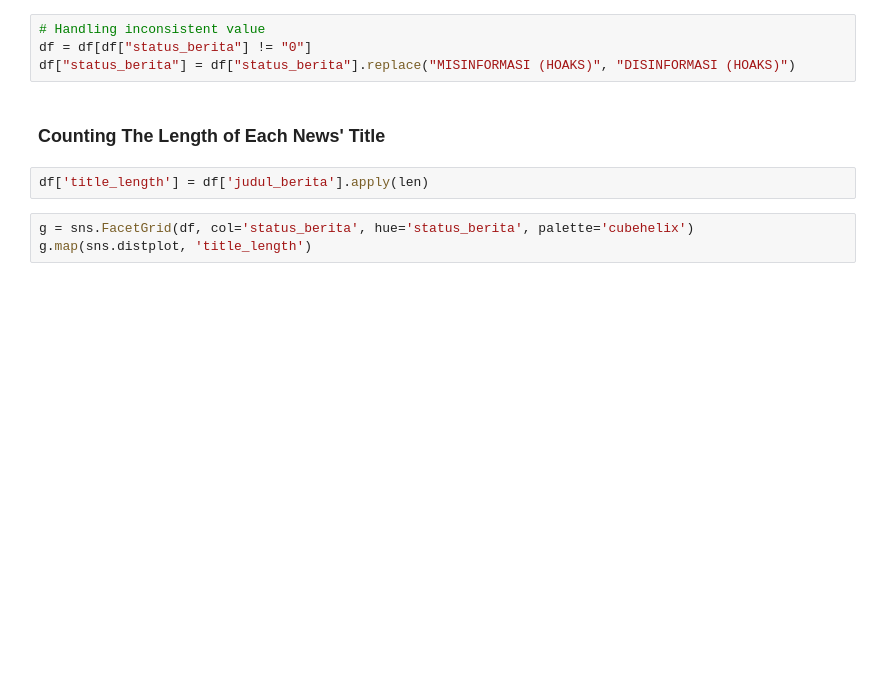
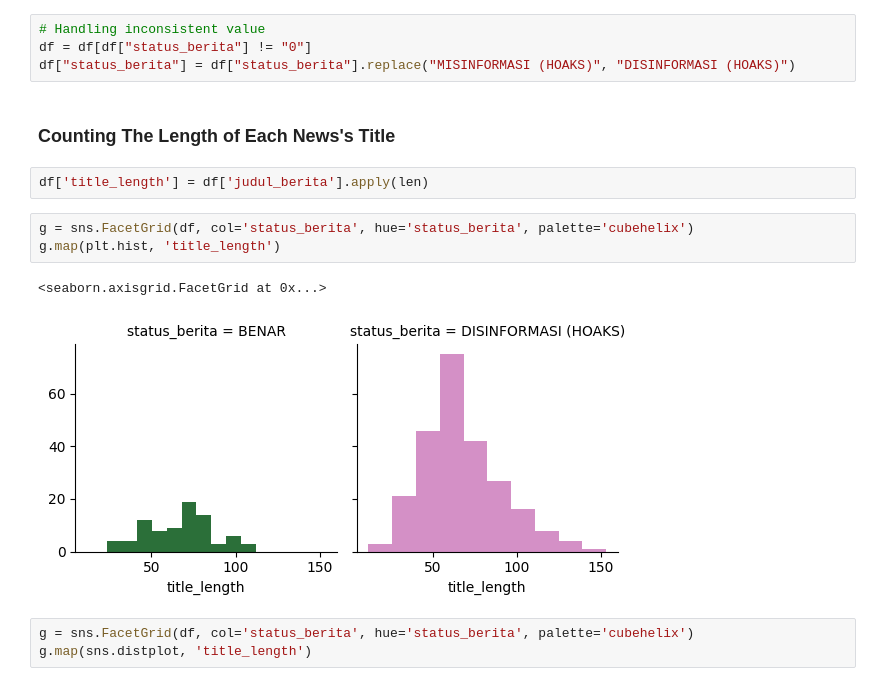
Before and after one commit to mcikalmerdeka/NLP-Learning, a Jupyter notebook: Sentiment Analysis Based on News Titles/Sentiment Analysis News Titles.ipynb, the cells around one changed output. Drawn from its saved outputs; the diff is of its cells as text; blank space fills up the shorter version.

```diff
--- a/Sentiment Analysis Based on News Titles/Sentiment Analysis News Titles.ipynb
+++ b/Sentiment Analysis Based on News Titles/Sentiment Analysis News Titles.ipynb
@@ -148,9 +152,15 @@ We will need to fix the label here with several steps :
 df = df[df["status_berita"] != "0"]
 df["status_berita"] = df["status_berita"].replace("MISINFORMASI (HOAKS)", "DISINFORMASI (HOAKS)")
 # %% [markdown]
-### Counting The Length of Each News' Title
+### Counting The Length of Each News's Title
 # %%
 df['title_length'] = df['judul_berita'].apply(len)
+# %%
+g = sns.FacetGrid(df, col='status_berita', hue='status_berita', palette='cubehelix')
+g.map(plt.hist, 'title_length')
+# %% [output]
+<seaborn.axisgrid.FacetGrid at 0x...>
+[figure, added]
 # %%
 g = sns.FacetGrid(df, col='status_berita', hue='status_berita', palette='cubehelix')
 g.map(sns.distplot, 'title_length')
```
Also changed, not shown: parts of 14 cells of this notebook.
